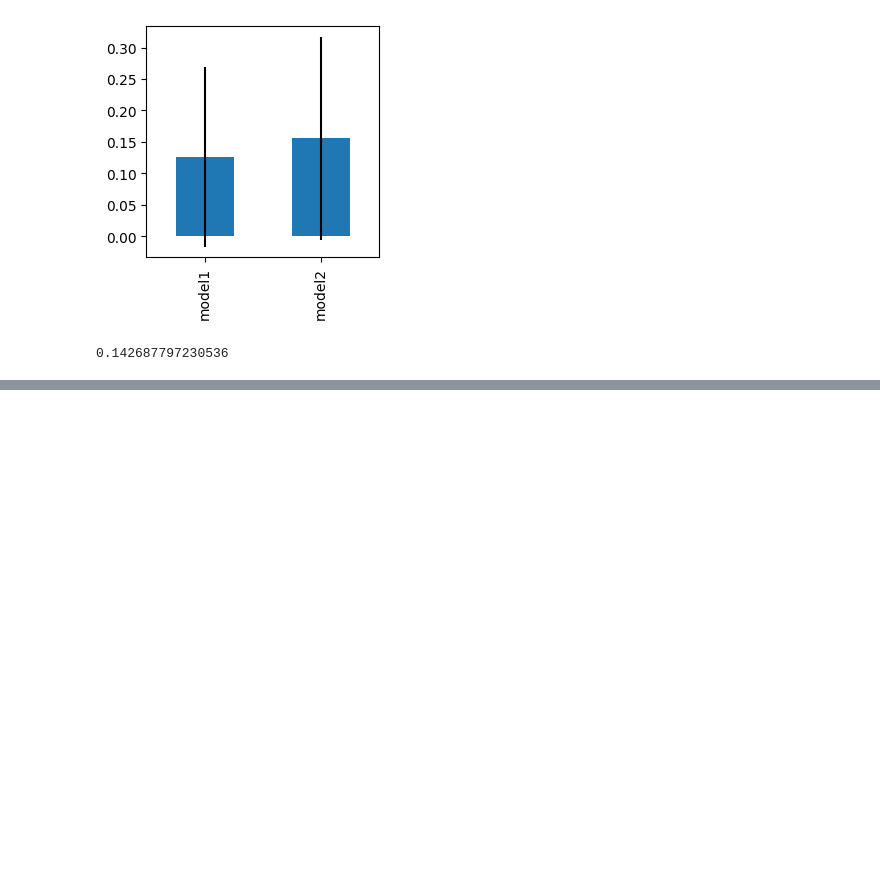
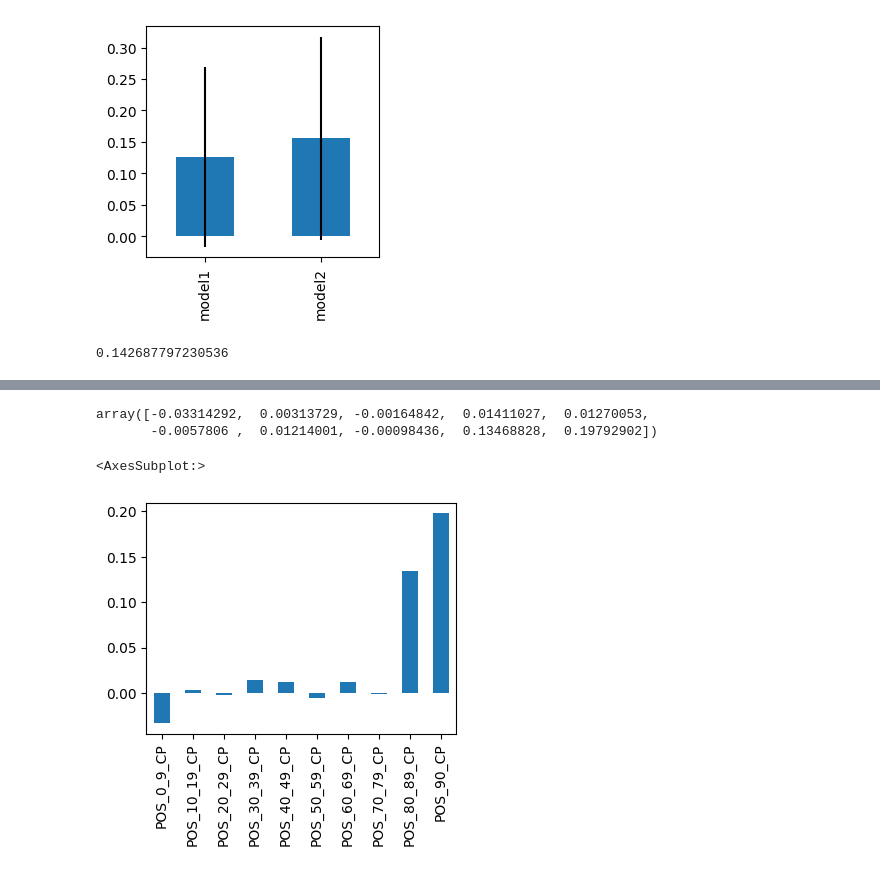
Before and after one commit to cs320-wisc/f22, a Jupyter notebook: lec/29-regression1/lec1.ipynb, the cells around one changed output, grey strips where cells are left out. Saved outputs shown, nothing was run; the diff lists cells and outputs as text; code cells hidden in the pictures; blank space fills up the shorter version.

```diff
--- a/lec/29-regression1/lec1.ipynb
+++ b/lec/29-regression1/lec1.ipynb
@@ -240,2 +240,11 @@ model.score(test[xcols], test[ycol]) # TODO: use cross_val_score
 # %%
 # How can we interpret what features the model is relying on?
+model.coef_
+# %% [output]
+array([-0.03314292,  0.00313729, -0.00164842,  0.01411027,  0.01270053,
+       -0.0057806 ,  0.01214001, -0.00098436,  0.13468828,  0.19792902])
+# %%
+pd.Series(model.coef_, index=xcols).plot.bar(figsize=(4,3))
+# %% [output]
+<AxesSubplot:>
+[figure, added]
```
Also changed, not shown: parts of 4 cells of this notebook, 3 other files.
